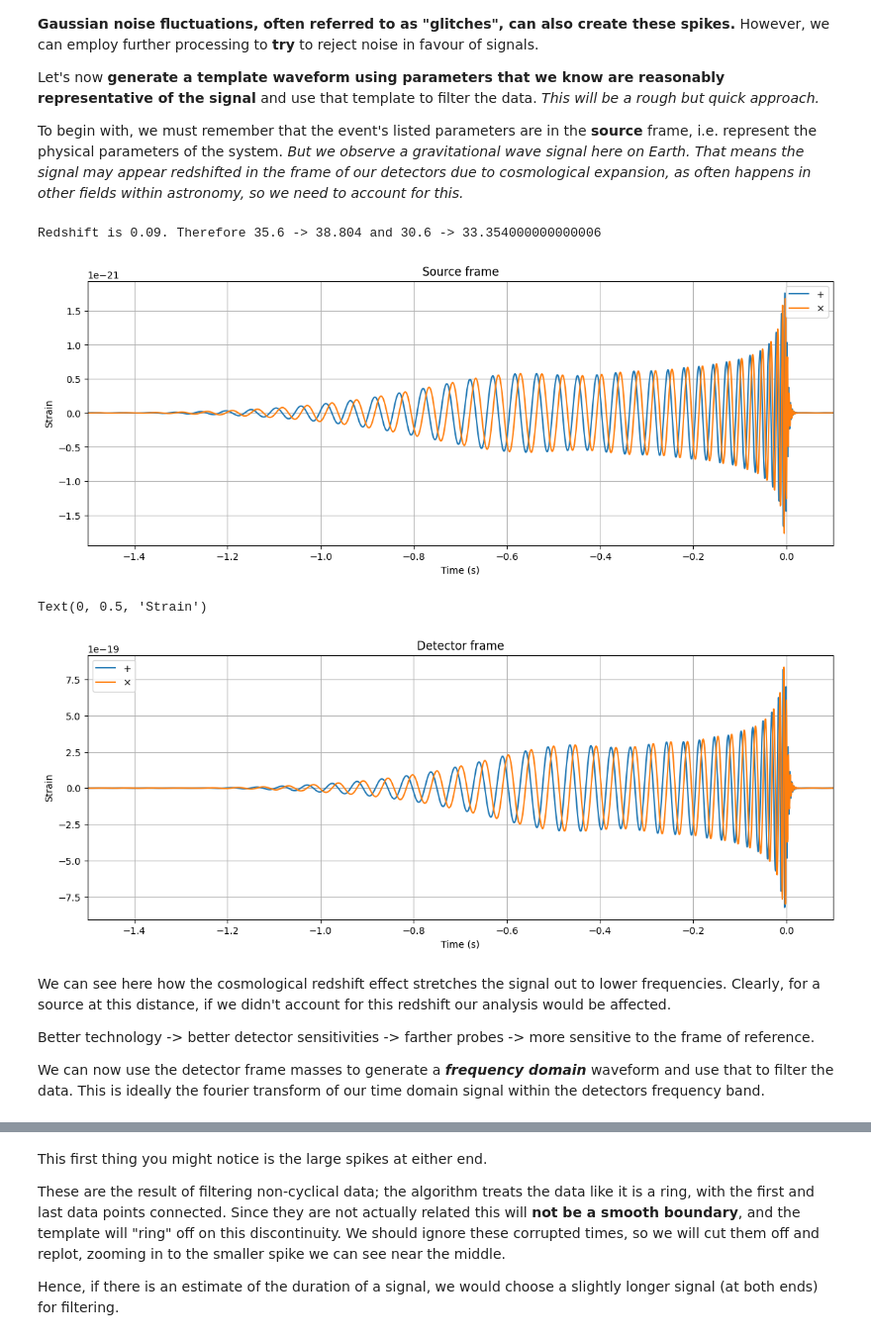
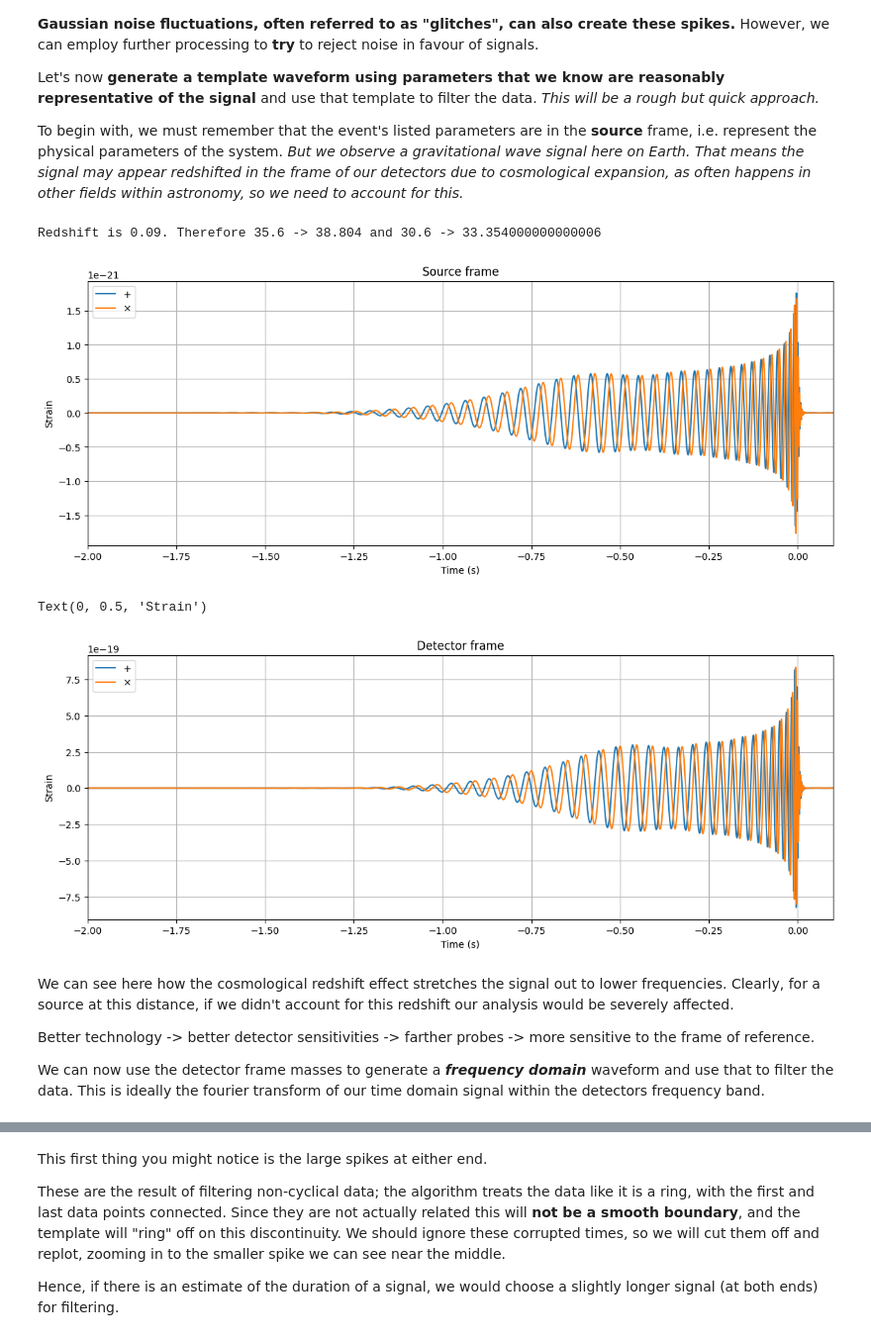
Before and after one commit to Naga203/nikhef, a Jupyter notebook: tutorial_notebooks/1_detection_and_preprocessing.ipynb, the cells around one changed output, grey strips where cells are left out. Shown at 99% size. Saved outputs shown, nothing was run; the diff lists cells and outputs as text; code cells hidden in the pictures.

```diff
--- a/tutorial_notebooks/1_detection_and_preprocessing.ipynb
+++ b/tutorial_notebooks/1_detection_and_preprocessing.ipynb
@@ -74,7 +74,7 @@ for idx,ifo in enumerate(ifos):
     # Read in the data for each interferometer
     try:
         ts = merger.strain(ifo)
-        ax.plot(ts.sample_times, ts, label=ifo, alpha=0.7, color=colors[idx])
+        ax.plot(ts.sample_times, ts, label=ifo, alpha=0.4, color=colors[idx])
     except:
         print(f"No {ifo} data available! Check if this is expected. "
               "Removing from our list.")
@@ -108,7 +108,7 @@ f_low = 20.0
 for idx,ifo in enumerate(ifos):
     # Read in the data for each interferometer, this time using a finite impulse
     # response filter to remove high & low frequencies outside the signal range
-    ts = merger.strain(ifo).highpass_fir(20, 1024)
+    ts = merger.strain(ifo).highpass_fir(12, 512)
     data[ifo] = filter.resample_to_delta_t(ts, 1.0/2048)
     ax.plot(data[ifo].sample_times, data[ifo], label=ifo, alpha=0.9/(1+idx))
 
@@ -278,7 +278,7 @@ for ifo in ifos:
     wh = (ts.to_frequencyseries() / (p * norm)**0.5).to_timeseries().crop(2,2)
 
     # Highpass and lowpass
-    bpassed[ifo] = wh.highpass_fir(12, 1024).lowpass_fir(192, 1024)
+    bpassed[ifo] = wh.highpass_fir(12,512).lowpass_fir(250,512)
 
     fig = plt.figure(figsize=[10, 5])
     ax = fig.gca()
@@ -322,40 +322,40 @@ hp_src, hc_src = wf.get_td_waveform(approximant="IMRPhenomD",
                                     f_lower=f_low, delta_t=data[ifo].delta_t)
 
 fig = plt.figure(figsize=[14, 5])
 ax = plt.gca()
 ax.plot(hp_src.sample_times, hp_src, label=r"$+$");
 ax.plot(hc_src.sample_times, hc_src, label=r"$\times$");
 ax.legend()
 ax.set_title("Source frame")
 ax.grid()
-ax.set_xlim(-1.5, 0.1)
+ax.set_xlim(-2, 0.1)
 ax.set_xlabel('Time (s)')
 ax.set_ylabel('Strain')
 plt.show()
 plt.close()
 
 # Now in the *detector* (Earth) frame
 hp_det, hc_det = wf.get_td_waveform(approximant="IMRPhenomD",
                                     mass1=m1_det, mass2=m2_det,
                                     f_lower=f_low, delta_t=data[ifo].delta_t)
 
 fig = plt.figure(figsize=[14, 5])
 ax = plt.gca()
 ax.plot(hp_det.sample_times, hp_det, label=r"$+$");
 ax.plot(hc_det.sample_times, hc_det, label=r"$\times$");
 ax.legend()
 ax.set_title("Detector frame")
 ax.grid()
-ax.set_xlim(-1.5, 0.1)
+ax.set_xlim(-2, 0.1)
 ax.set_xlabel('Time (s)')
 ax.set_ylabel('Strain')
 # %% [output]
 Redshift is 0.09. Therefore 35.6 -> 38.804 and 30.6 -> 33.354000000000006
-[figure, old version]
+[figure, new version]
 Text(0, 0.5, 'Strain')
-[figure, old version]
+[figure, new version]
 # %% [markdown]
-We can see here how the cosmological redshift effect stretches the signal out to lower frequencies. Clearly, for a source at this distance, if we didn't account for this redshift our analysis would be affected.
+We can see here how the cosmological redshift effect stretches the signal out to lower frequencies. Clearly, for a source at this distance, if we didn't account for this redshift our analysis would be severely affected.
 
 Better technology -> better detector sensitivities -> farther probes -> more sensitive to the frame of reference.
 
```
Also changed, not shown: parts of 32 cells of this notebook.
